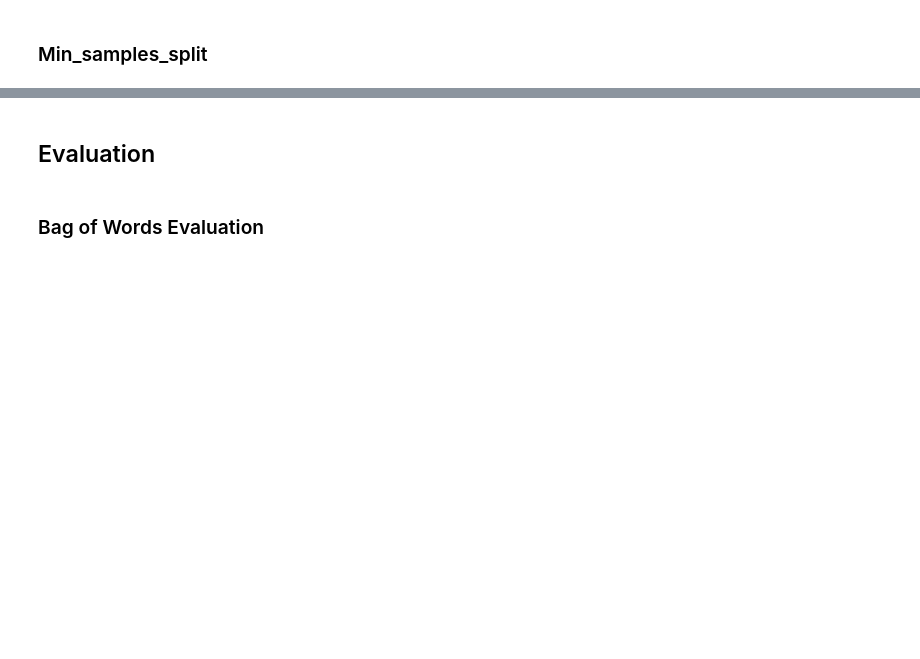
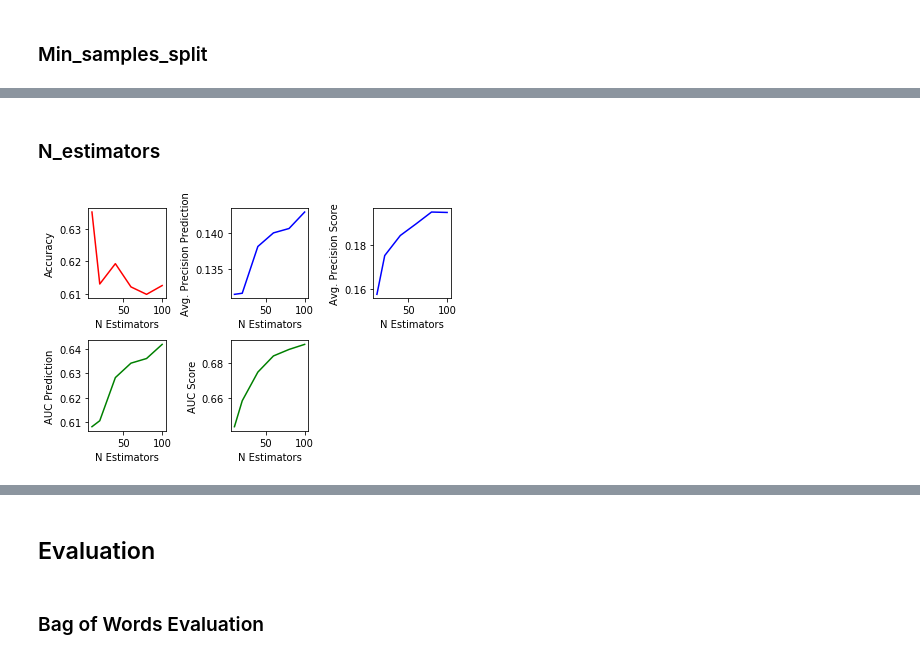
Before and after one commit to ameliachu/fake-review-detection-project, a Jupyter notebook: notebooks/gh1408/1003GH_RandomForest.ipynb, the cells around one changed output, grey strips where cells are left out. Cells and saved outputs as stored; diff of their text form; code cells hidden in the pictures; blank space fills up the shorter version.

```diff
--- a/notebooks/gh1408/1003GH_RandomForest.ipynb
+++ b/notebooks/gh1408/1003GH_RandomForest.ipynb
@@ -301,0 +320,56 @@ min_samples_splits[8]
+# %% [markdown]
+### N_estimators
+# %%
+n_estimator = [10,20,40,60,80,100]
+accuracies3 = [0]*len(n_estimator)
+aps_pred3 = [0]*len(n_estimator)
+aps_score3 = [0]*len(n_estimator)
+aucs_pred3= [0]*len(n_estimator)
+aucs_score3 = [0]*len(n_estimator)
+
+for i in range(len(n_estimator)):
+    rf = RandomForestClassifier(n_estimators=n_estimator[i])
+    rf.fit(under_x,under_y)
+    preds = rf.predict(bow_x_val)
+    Y_score = rf.predict_proba(bow_x_val)[:,1]
+    accuracy=rf.score(bow_x_val,val_y)
+    accuracies3[i]=accuracy
+    ap_pred=average_precision_score(val_y, preds)
+    aps_pred3[i]=ap_pred
+    ap_score=average_precision_score(val_y, Y_score)
+    aps_score3[i]=ap_score
+    auc_pred=roc_auc_score(val_y, preds)
+    aucs_pred3[i]=auc_pred
+    auc_score=roc_auc_score(val_y, Y_score)
+    aucs_score3[i]=auc_score
+
+plt.subplot(2, 3, 1)
+plt.plot(n_estimator, accuracies3, 'r')
+plt.ylabel('Accuracy')
+plt.xlabel('N Estimators')
+
+
+plt.subplot(2, 3, 2)
+plt.plot(n_estimator, aps_pred3,'b')
+plt.ylabel('Avg. Precision Prediction')
+plt.xlabel('N Estimators')
+
+plt.subplot(2, 3, 3)
+plt.plot(n_estimator, aps_score3,'b')
+plt.ylabel('Avg. Precision Score')
+plt.xlabel('N Estimators')
+
+plt.subplot(2, 3, 4)
+plt.plot(n_estimator, aucs_pred3,'g')
+plt.ylabel('AUC Prediction')
+plt.xlabel('N Estimators')
+
+plt.subplot(2, 3, 5)
+plt.plot(n_estimator, aucs_score3,'g')
+plt.ylabel('AUC Score')
+plt.xlabel('N Estimators')
+
+plt.tight_layout()
+plt.show()
+# %% [output]
+[figure, added]
```
Also changed, not shown: parts of 42 cells of this notebook.
